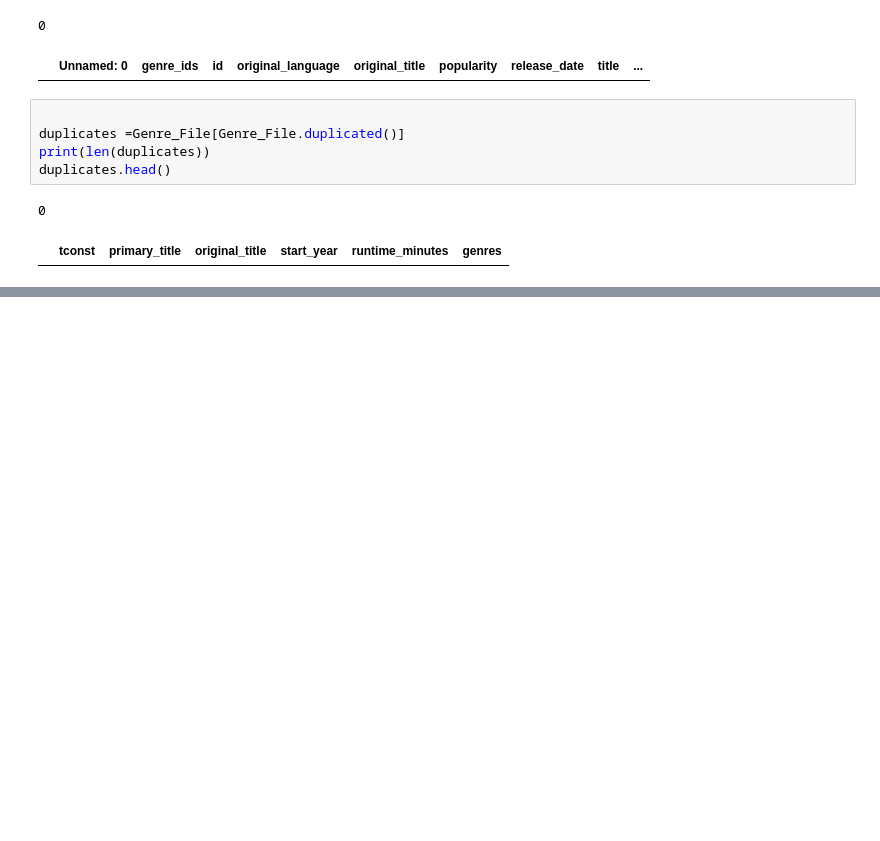
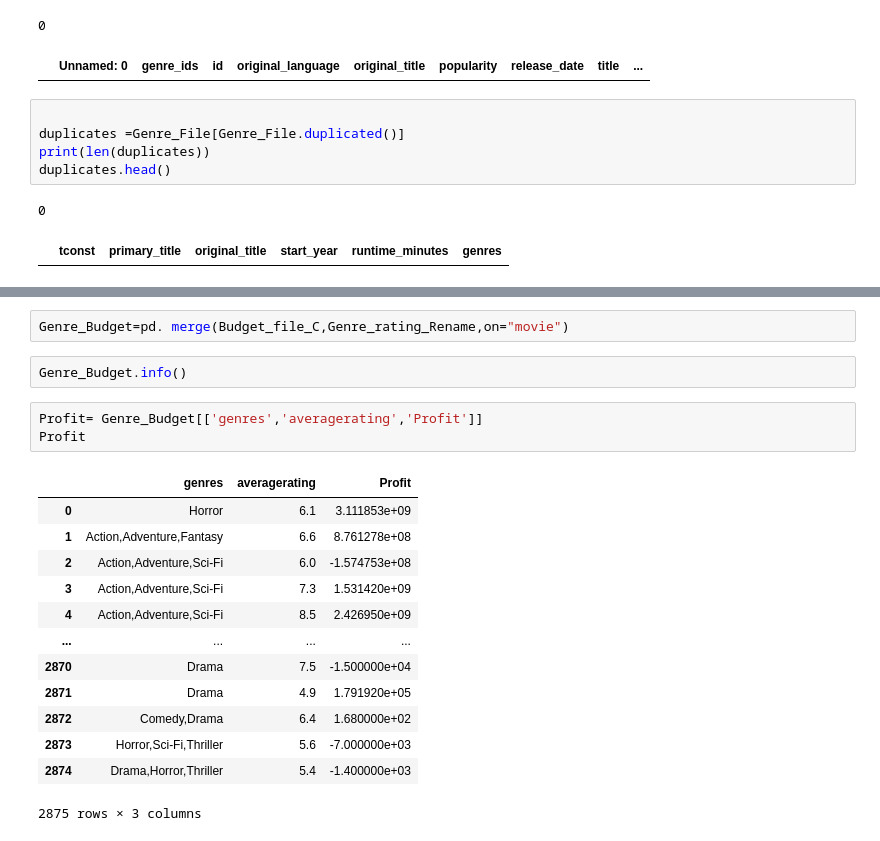
Before and after one commit to ThomasOkiwi/Phase-I-Project, a Jupyter notebook: Microsoft-MovieProduction.ipynb, the cells around one changed output, grey strips where cells are left out. Cells and saved outputs as stored; diff of their text form; blank space fills up the shorter version.

```diff
--- a/Microsoft-MovieProduction.ipynb
+++ b/Microsoft-MovieProduction.ipynb
@@ -596,0 +503,21 @@ plt. show()
+# %%
+Genre_Budget=pd. merge(Budget_file_C,Genre_rating_Rename,on="movie")
+# %%
+Genre_Budget.info()
+# %%
+Profit= Genre_Budget[['genres','averagerating','Profit']]
+Profit
+# %% [output]
+|  | genres | averagerating | Profit |
+| 0 | Horror | 6.1 | 3.111853e+09 |
+| 1 | Action,Adventure,Fantasy | 6.6 | 8.761278e+08 |
+| 2 | Action,Adventure,Sci-Fi | 6.0 | -1.574753e+08 |
+| 3 | Action,Adventure,Sci-Fi | 7.3 | 1.531420e+09 |
+| 4 | Action,Adventure,Sci-Fi | 8.5 | 2.426950e+09 |
+| ... | ... | ... | ... |
+| 2870 | Drama | 7.5 | -1.500000e+04 |
+| 2871 | Drama | 4.9 | 1.791920e+05 |
+| 2872 | Comedy,Drama | 6.4 | 1.680000e+02 |
+| 2873 | Horror,Sci-Fi,Thriller | 5.6 | -7.000000e+03 |
+| 2874 | Drama,Horror,Thriller | 5.4 | -1.400000e+03 |
+2875 rows × 3 columns
```
Also changed, not shown: parts of 85 cells of this notebook.
